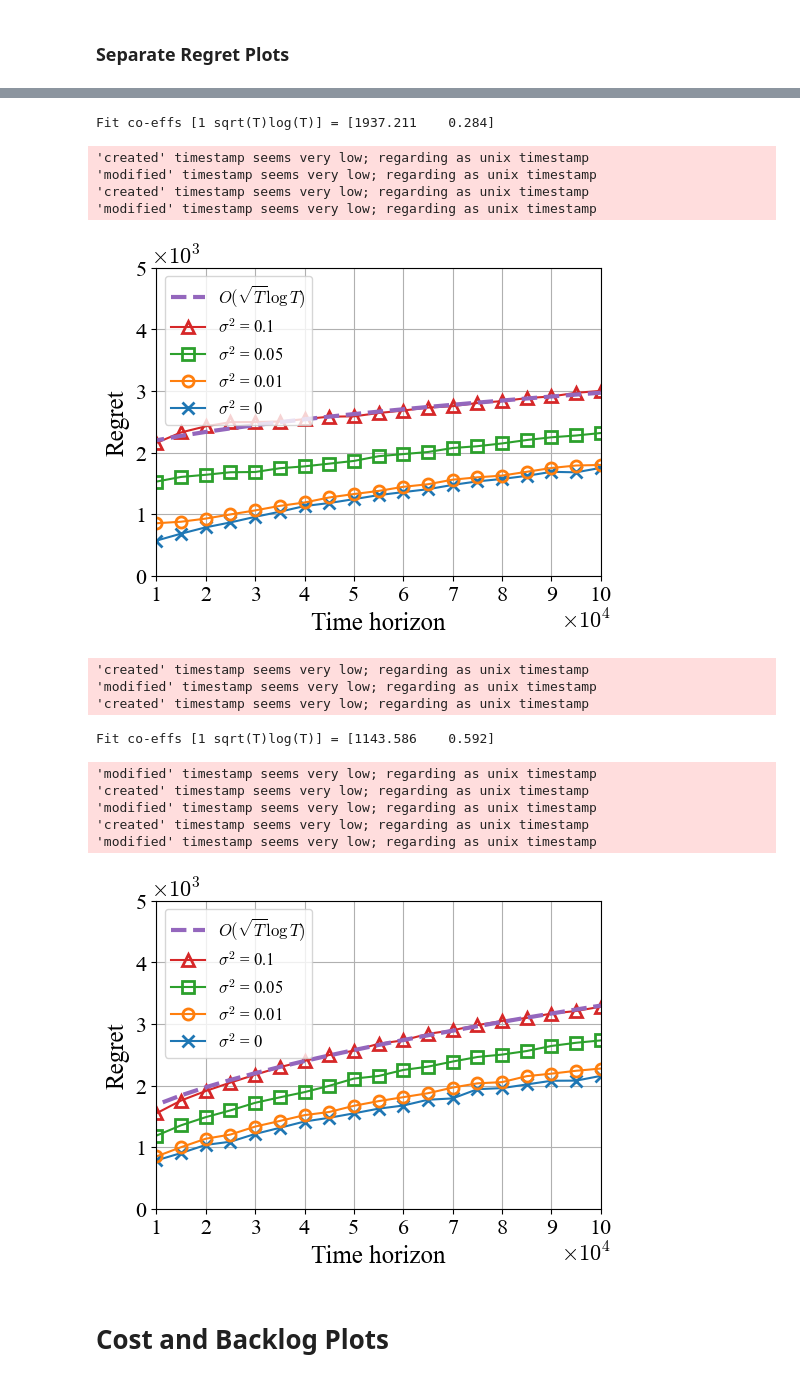
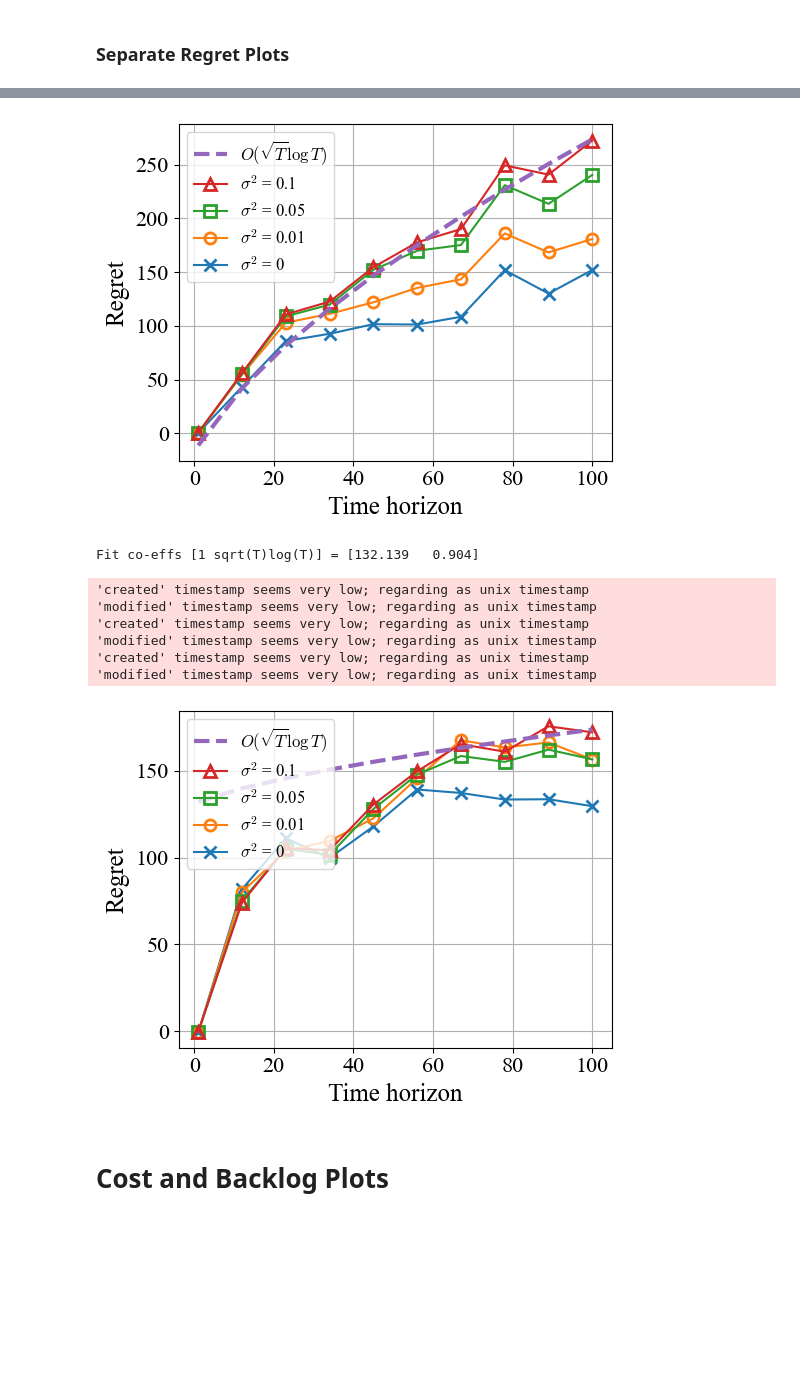
Before and after one commit to SathwikChadaga/Optimistic-DPP-Improved-Regret, a Jupyter notebook: plot_results.ipynb, the cells around one changed output, grey strips where cells are left out. Cells and saved outputs as stored; diff of their text form; code cells hidden in the pictures; blank space fills up the shorter version.

Commit message:
updated sweeper to multi_user, updated saving and plotting

```diff
--- a/plot_results.ipynb
+++ b/plot_results.ipynb
@@ -41,18 +41,18 @@ plt.rc('figure', titlesize=BIGGER_SIZE)
 # Regret Plots
 # %%
 sweep_results_folder = './results/regret-sweep'
-arrival_rate_list = [2, 4, 6]
+arrival_rate_scaling_list = [2, 4, 6]
 noise_variance_list = [0, 0.01, 0.05, 0.1]
 show_theoretical = [0, 0, 0, 1]
 plot_style = ['-x', '-o', '-s', '-^']
 # %% [markdown]
 ### Combined Regret Plots
 # %%
-fig, axs = plt.subplots(nrows=1, ncols=len(arrival_rate_list), figsize=(16, 4.6))
-for ii, arrival_rate in enumerate(arrival_rate_list):
+fig, axs = plt.subplots(nrows=1, ncols=len(arrival_rate_scaling_list), figsize=(16, 4.6))
+for ii, arrival_rate_scaling in enumerate(arrival_rate_scaling_list):
     ax = axs[ii]
-    pltutils.plot_regret_curve(ax, arrival_rate, noise_variance_list, show_theoretical, sweep_results_folder, plot_style, ii == 0, LABELS_SIZE)
-    ax.set_title('$\lambda = ' + str(arrival_rate) + '$')
+    pltutils.plot_regret_curve(ax, arrival_rate_scaling, noise_variance_list, show_theoretical, sweep_results_folder, plot_style, ii == 0, LABELS_SIZE)
+    ax.set_title('$\lambda = ' + str(arrival_rate_scaling) + '$')
 plt.tight_layout()
 if save_figs_to_folder is not None: plt.savefig(save_figs_to_folder + '/regret-plots' + save_as, bbox_inches='tight')
 plt.show()
@@ -72,11 +70,11 @@ Fit co-effs [1 sqrt(T)log(T)] = [1143.586    0.592]
 # %% [markdown]
 ### Separate Regret Plots
 # %%
-for ii, arrival_rate in enumerate(arrival_rate_list):
+for ii, arrival_rate_scaling in enumerate(arrival_rate_scaling_list):
     fig, ax = plt.subplots(nrows=1, ncols=1, figsize=(5.6, 4.5))
-    pltutils.plot_regret_curve(ax, arrival_rate, noise_variance_list, show_theoretical, sweep_results_folder, plot_style, True, LABELS_SIZE)
+    pltutils.plot_regret_curve(ax, arrival_rate_scaling, noise_variance_list, show_theoretical, sweep_results_folder, plot_style, True, LABELS_SIZE)
     plt.tight_layout()
-    if save_figs_to_folder is not None: plt.savefig(save_figs_to_folder + '/regret-plots-lambda-' + str(arrival_rate).replace('.','_') + save_as, bbox_inches='tight')
+    if save_figs_to_folder is not None: plt.savefig(save_figs_to_folder + '/regret-plots-lambda-' + str(arrival_rate_scaling).replace('.','_') + save_as, bbox_inches='tight')
     plt.show();
 # %% [output]
 'created' timestamp seems very low; regarding as unix timestamp
@@ -96,19 +95,12 @@ Fit co-effs [1 sqrt(T)log(T)] = [2144.367    0.712]
+[figure, new version]
-Fit co-effs [1 sqrt(T)log(T)] = [1937.211    0.284]
+Fit co-effs [1 sqrt(T)log(T)] = [132.139   0.904]
 'created' timestamp seems very low; regarding as unix timestamp
 'modified' timestamp seems very low; regarding as unix timestamp
 'created' timestamp seems very low; regarding as unix timestamp
 'modified' timestamp seems very low; regarding as unix timestamp
+'created' timestamp seems very low; regarding as unix timestamp
+'modified' timestamp seems very low; regarding as unix timestamp
-[figure, old version]
-'created' timestamp seems very low; regarding as unix timestamp
-'modified' timestamp seems very low; regarding as unix timestamp
-'created' timestamp seems very low; regarding as unix timestamp
-Fit co-effs [1 sqrt(T)log(T)] = [1143.586    0.592]
-'modified' timestamp seems very low; regarding as unix timestamp
-'created' timestamp seems very low; regarding as unix timestamp
-'modified' timestamp seems very low; regarding as unix timestamp
-'created' timestamp seems very low; regarding as unix timestamp
-'modified' timestamp seems very low; regarding as unix timestamp
-[figure, old version]
+[figure, new version]
 # %% [markdown]
 # Cost and Backlog Plots
 # %%
```
Also changed, not shown: parts of 7 cells of this notebook, 7 other files.
